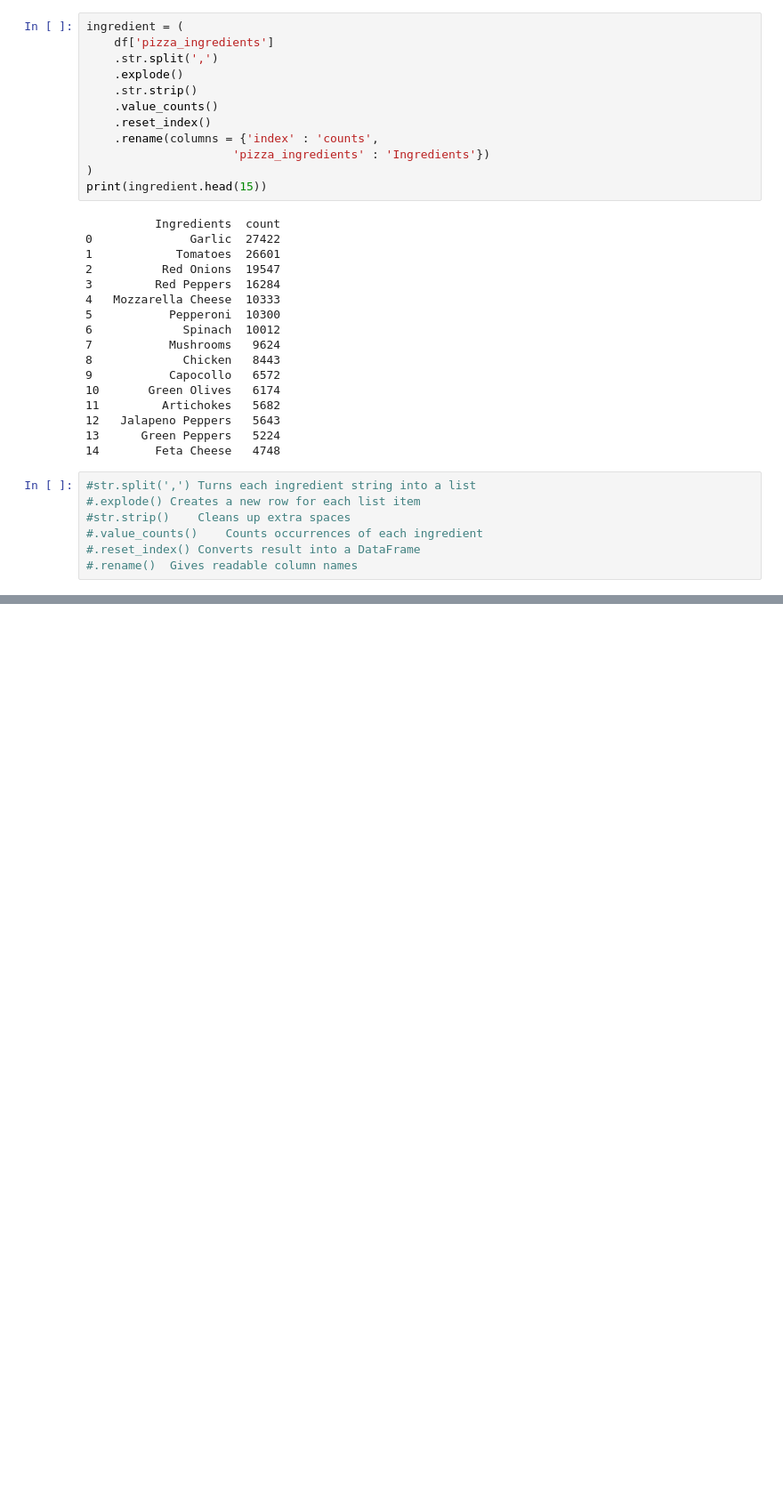
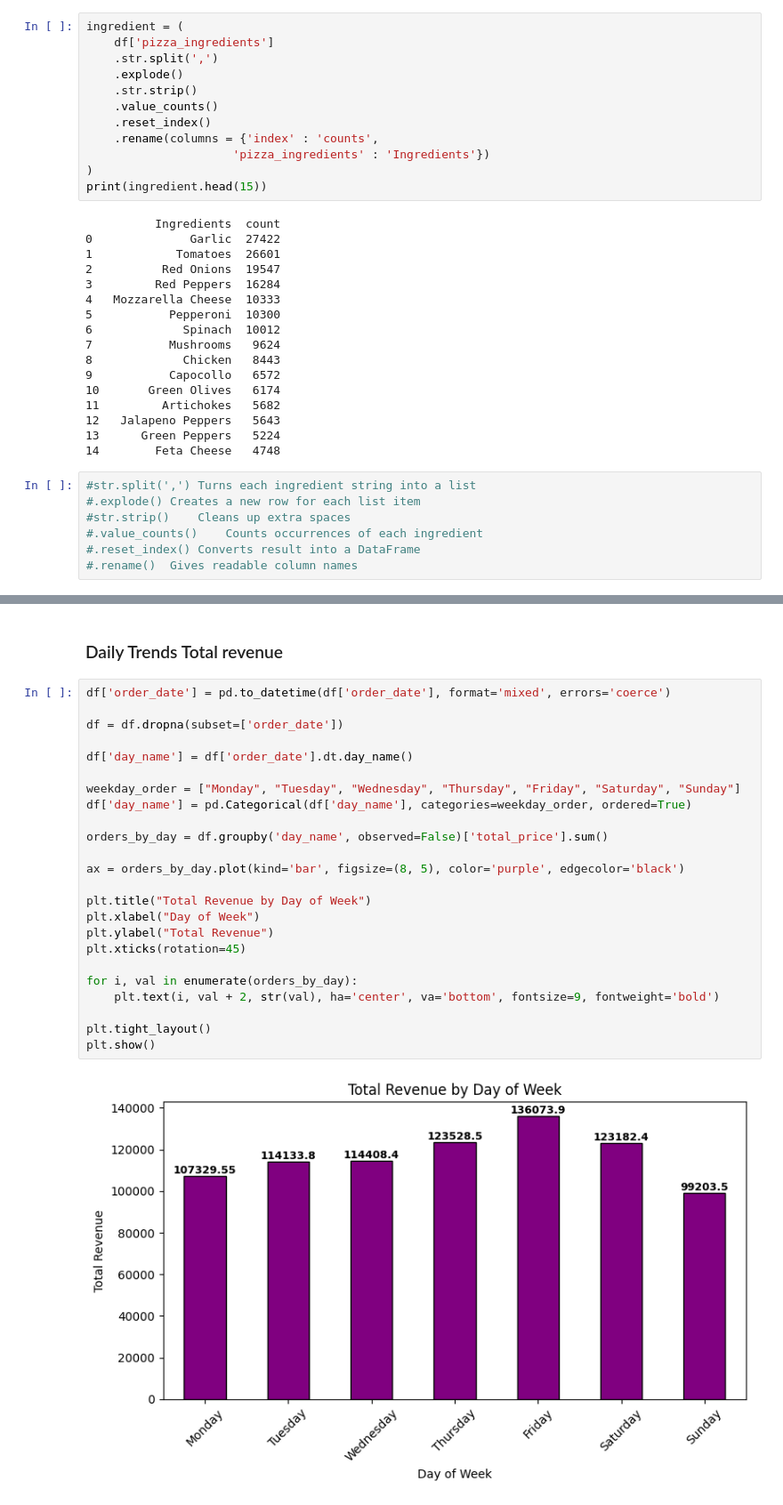
Before and after one commit to Sulakshi2002/Pizza-sales-analysis, a Jupyter notebook: Pizza sales analysis.ipynb, the cells around one changed output, grey strips where cells are left out. Shown: that part at 89% size. Drawn from its saved outputs; the diff is of its cells as text; blank space fills up the shorter version.

Commit message:
Add files via upload
add new graphs and visualizarion

```diff
--- a/Pizza sales analysis.ipynb
+++ b/Pizza sales analysis.ipynb
@@ -204,3 +213,31 @@ plt.tight_layout()
 plt.show()
 # %% [output]
 [figure]
+# %% [markdown]
+### Daily Trends Total revenue
+# %%
+df['order_date'] = pd.to_datetime(df['order_date'], format='mixed', errors='coerce')
+
+df = df.dropna(subset=['order_date'])
+
+df['day_name'] = df['order_date'].dt.day_name()
+
+weekday_order = ["Monday", "Tuesday", "Wednesday", "Thursday", "Friday", "Saturday", "Sunday"]
+df['day_name'] = pd.Categorical(df['day_name'], categories=weekday_order, ordered=True)
+
+orders_by_day = df.groupby('day_name', observed=False)['total_price'].sum()
+
+ax = orders_by_day.plot(kind='bar', figsize=(8, 5), color='purple', edgecolor='black')
+
+plt.title("Total Revenue by Day of Week")
+plt.xlabel("Day of Week")
+plt.ylabel("Total Revenue")
+plt.xticks(rotation=45)
+
+for i, val in enumerate(orders_by_day):
+    plt.text(i, val + 2, str(val), ha='center', va='bottom', fontsize=9, fontweight='bold')
+
+plt.tight_layout()
+plt.show()
+# %% [output]
+[figure, added]
```
Also changed, not shown: parts of 11 cells of this notebook.
